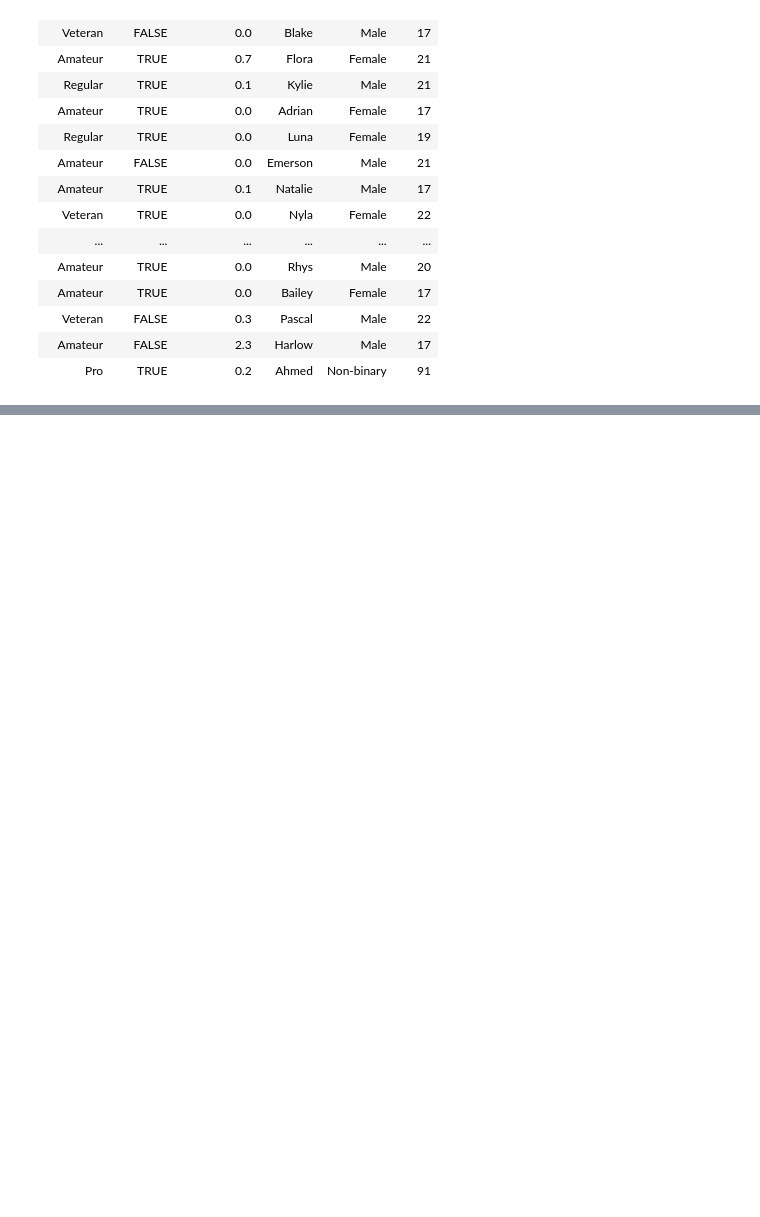
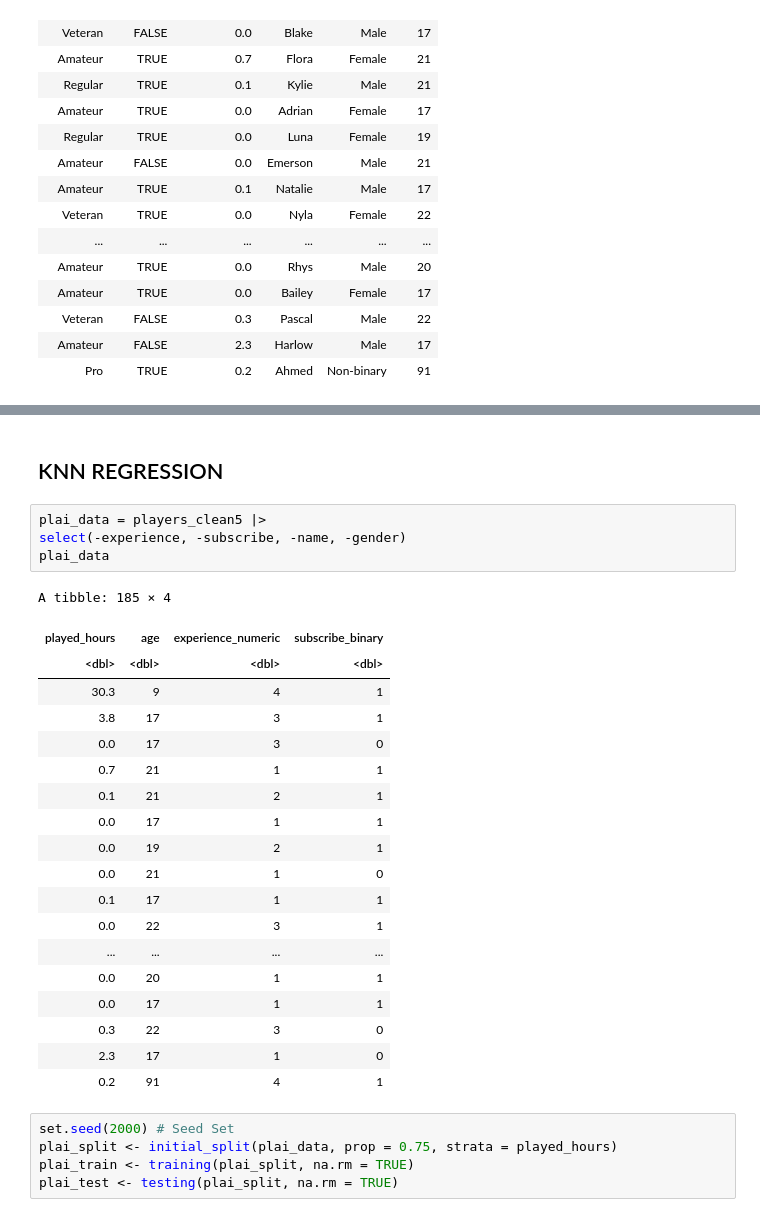
Before and after one commit to EvanSchmit/dsci-100-final-project, a Jupyter notebook: final-project.ipynb, the cells around one changed output, grey strips where cells are left out. Saved outputs shown, nothing was run; the diff lists cells and outputs as text; blank space fills up the shorter version.

Commit message:
Did KNN Regression

```diff
--- a/final-project.ipynb
+++ b/final-project.ipynb
@@ -336,0 +358,31 @@ A tibble: 185 × 6
+# %% [markdown]
+## KNN REGRESSION
+# %%
+plai_data = players_clean5 |>
+select(-experience, -subscribe, -name, -gender)
+plai_data
+# %% [output]
+A tibble: 185 × 4
+| played_hours | age | experience_numeric | subscribe_binary |
+| <dbl> | <dbl> | <dbl> | <dbl> |
+| 30.3 | 9 | 4 | 1 |
+| 3.8 | 17 | 3 | 1 |
+| 0.0 | 17 | 3 | 0 |
+| 0.7 | 21 | 1 | 1 |
+| 0.1 | 21 | 2 | 1 |
+| 0.0 | 17 | 1 | 1 |
+| 0.0 | 19 | 2 | 1 |
+| 0.0 | 21 | 1 | 0 |
+| 0.1 | 17 | 1 | 1 |
+| 0.0 | 22 | 3 | 1 |
+| ... | ... | ... | ... |
+| 0.0 | 20 | 1 | 1 |
+| 0.0 | 17 | 1 | 1 |
+| 0.3 | 22 | 3 | 0 |
+| 2.3 | 17 | 1 | 0 |
+| 0.2 | 91 | 4 | 1 |
+# %%
+set.seed(2000) # Seed Set
+plai_split <- initial_split(plai_data, prop = 0.75, strata = played_hours)
+plai_train <- training(plai_split, na.rm = TRUE)
+plai_test <- testing(plai_split, na.rm = TRUE)
```
Also changed, not shown: parts of 3 cells of this notebook.
